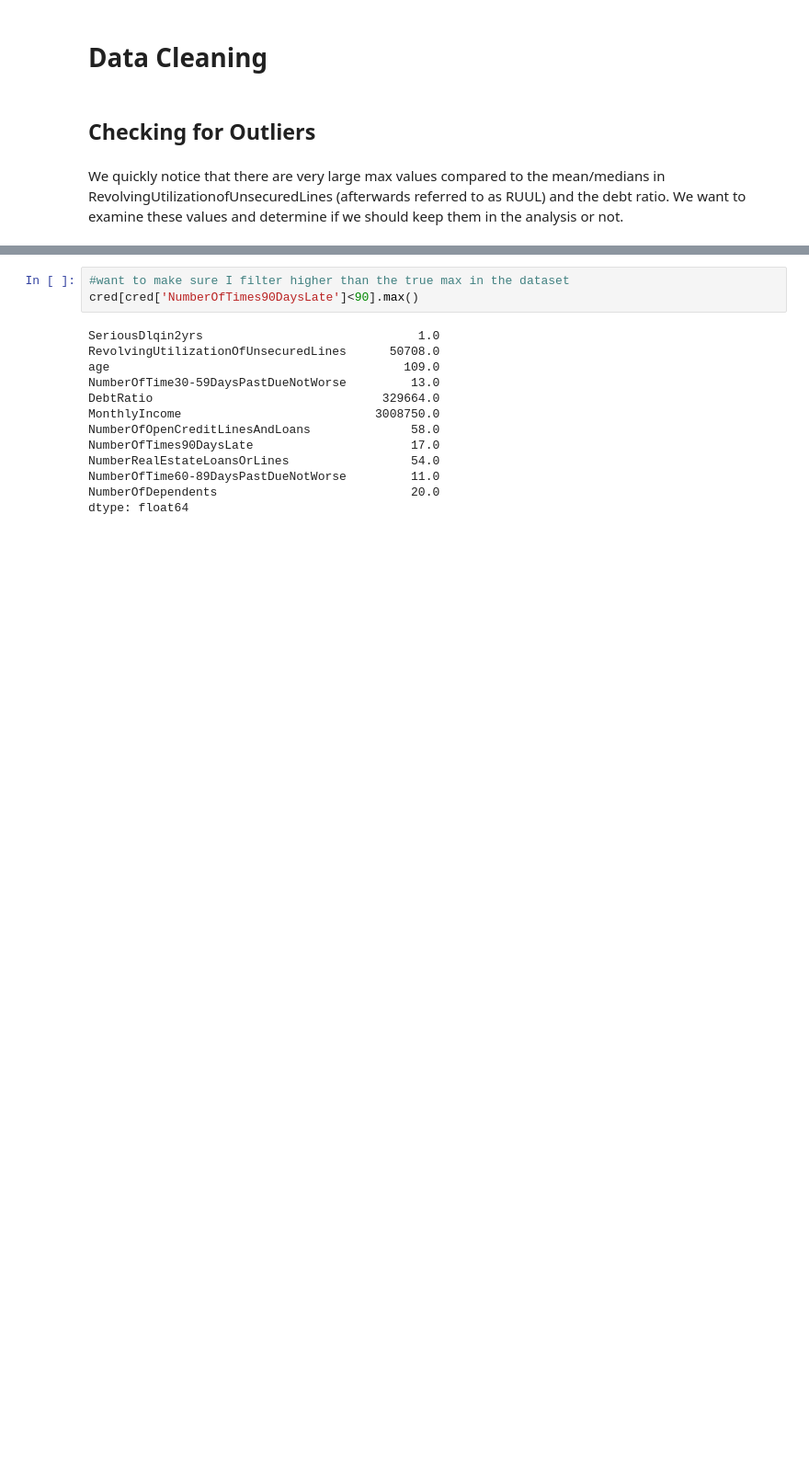
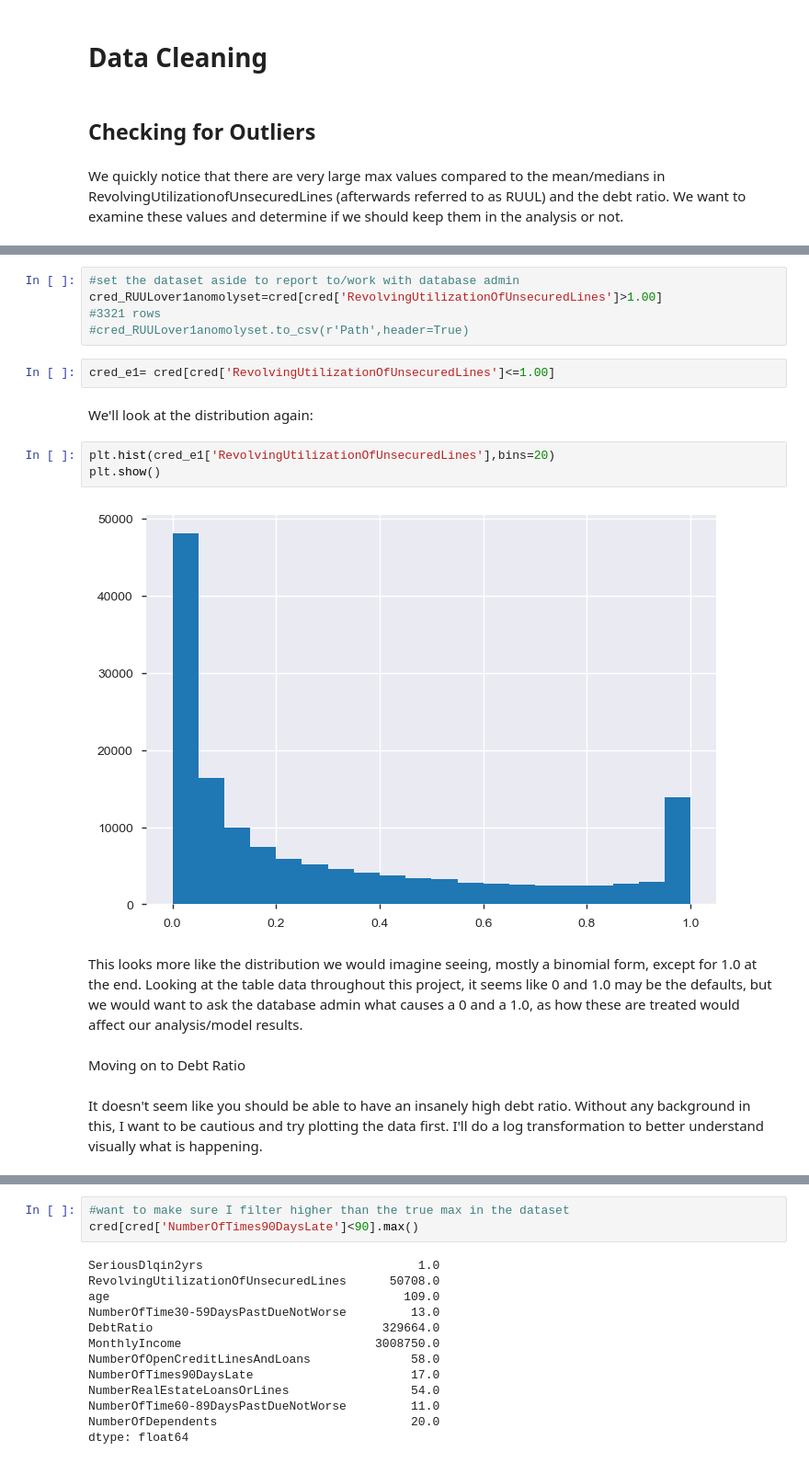
Before and after one commit to thealongsider/Data-Analytics-Projects, a Jupyter notebook: Paidy/Paidy Dataset Exercise.ipynb, the cells around one changed output, grey strips where cells are left out. Shown at 92% size. Saved outputs shown, nothing was run; the diff lists cells and outputs as text; blank space fills up the shorter version.

Commit message:
Incomplete backup 4
Roughly halfway through rough presentable build up to handling missing data.

```diff
--- a/Paidy/Paidy Dataset Exercise.ipynb
+++ b/Paidy/Paidy Dataset Exercise.ipynb
@@ -252,0 +154,20 @@ cred[cred['NumberOfTimes90DaysLate']>90].head(20)
+# %%
+#set the dataset aside to report to/work with database admin
+cred_RUULover1anomolyset=cred[cred['RevolvingUtilizationOfUnsecuredLines']>1.00]
+#3321 rows
+#cred_RUULover1anomolyset.to_csv(r'Path',header=True)
+# %%
+cred_e1= cred[cred['RevolvingUtilizationOfUnsecuredLines']<=1.00]
+# %% [markdown]
+We'll look at the distribution again:
+# %%
+plt.hist(cred_e1['RevolvingUtilizationOfUnsecuredLines'],bins=20)
+plt.show()
+# %% [output]
+[figure, added]
+# %% [markdown]
+This looks more like the distribution we would imagine seeing, mostly a binomial form, except for 1.0 at the end. Looking at the table data throughout this project, it seems like 0 and 1.0 may be the defaults, but we would want to ask the database admin what causes a 0 and a 1.0, as how these are treated would affect our analysis/model results.
+# %% [markdown]
+Moving on to Debt Ratio
+# %% [markdown]
+It doesn't seem like you should be able to have an insanely high debt ratio. Without any background in this, I want to be cautious and try plotting the data first. I'll do a log transformation to better understand visually what is happening.
```
Also changed, not shown: parts of 63 cells of this notebook.
